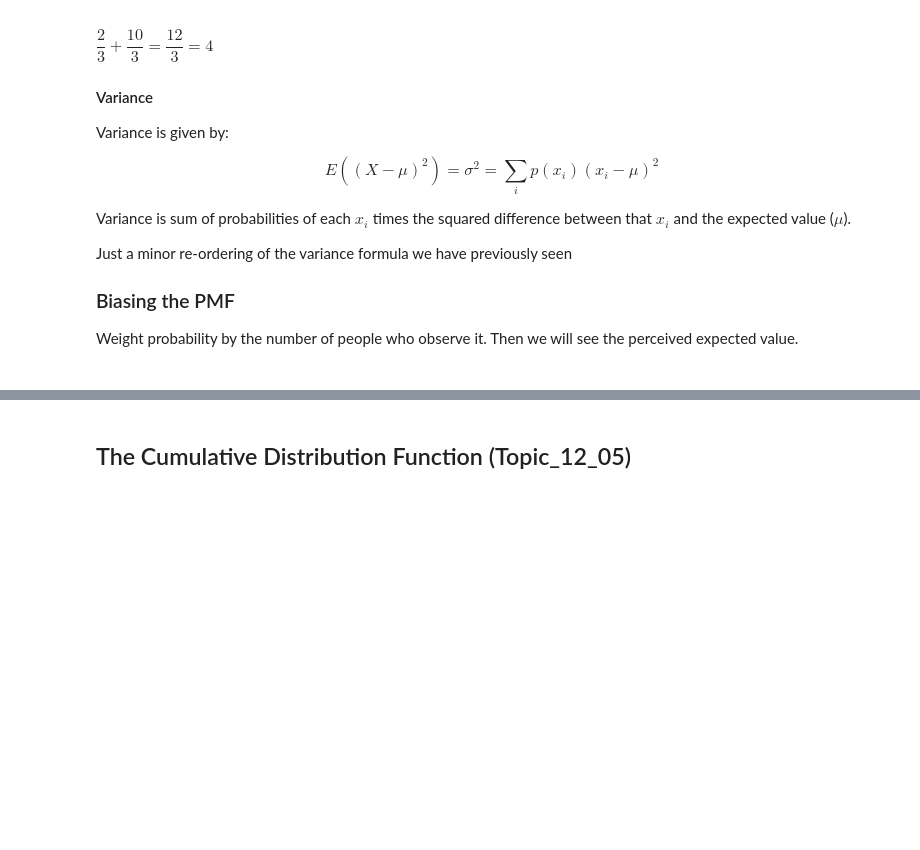
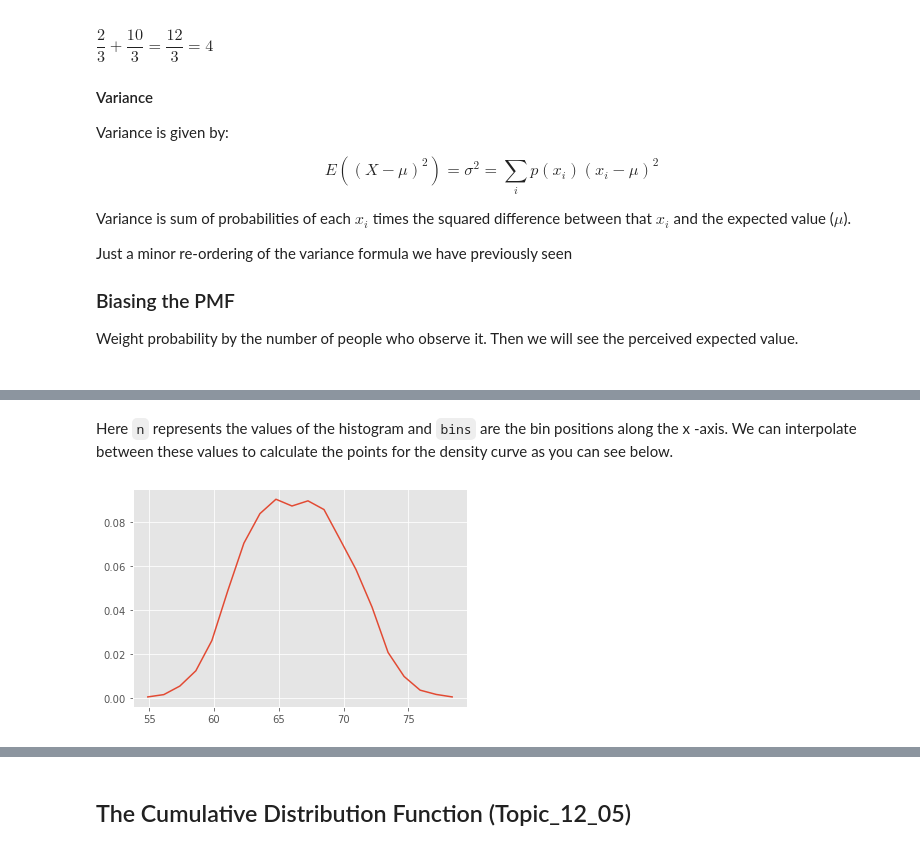
Before and after one commit to uijallen/Noest_Phase_2, a Jupyter notebook: Phase_2_Notebook.ipynb, the cells around one changed output, grey strips where cells are left out. Saved outputs shown, nothing was run; the diff lists cells and outputs as text; code cells hidden in the pictures; blank space fills up the shorter version.

```diff
--- a/Phase_2_Notebook.ipynb
+++ b/Phase_2_Notebook.ipynb
@@ -784,0 +987,4 @@ Weight probability by the number of people who observe it. Then we will see the
+# %%
+import numpy as np
+n, bins = np.histogram(data.Height, 20, density=1)
+n , bins
@@ -784,0 +1001,17 @@ Weight probability by the number of people who observe it. Then we will see the
+# %% [markdown]
+Here `n` represents the values of the histogram and `bins` are the bin positions along the x -axis. We can interpolate between these values to calculate the points for the density curve as you can see below.
+# %%
+# Initialize numpy arrays according to number of bins with zeros to store interpolated values
+pdfx = np.zeros(n.size)
+pdfy = np.zeros(n.size)
+
+# Interpolate through histogram bins
+# identify middle point between two neighbouring bins, in terms of x and y coords
+for k in range(n.size):
+    pdfx[k] = 0.5*(bins[k]+bins[k+1])
+    pdfy[k] = n[k]
+
+# plot the calculated curve
+plt.plot(pdfx, pdfy);
+# %% [output]
+[figure, added]
```
Also changed, not shown: parts of 12 cells of this notebook, 10 other files.
